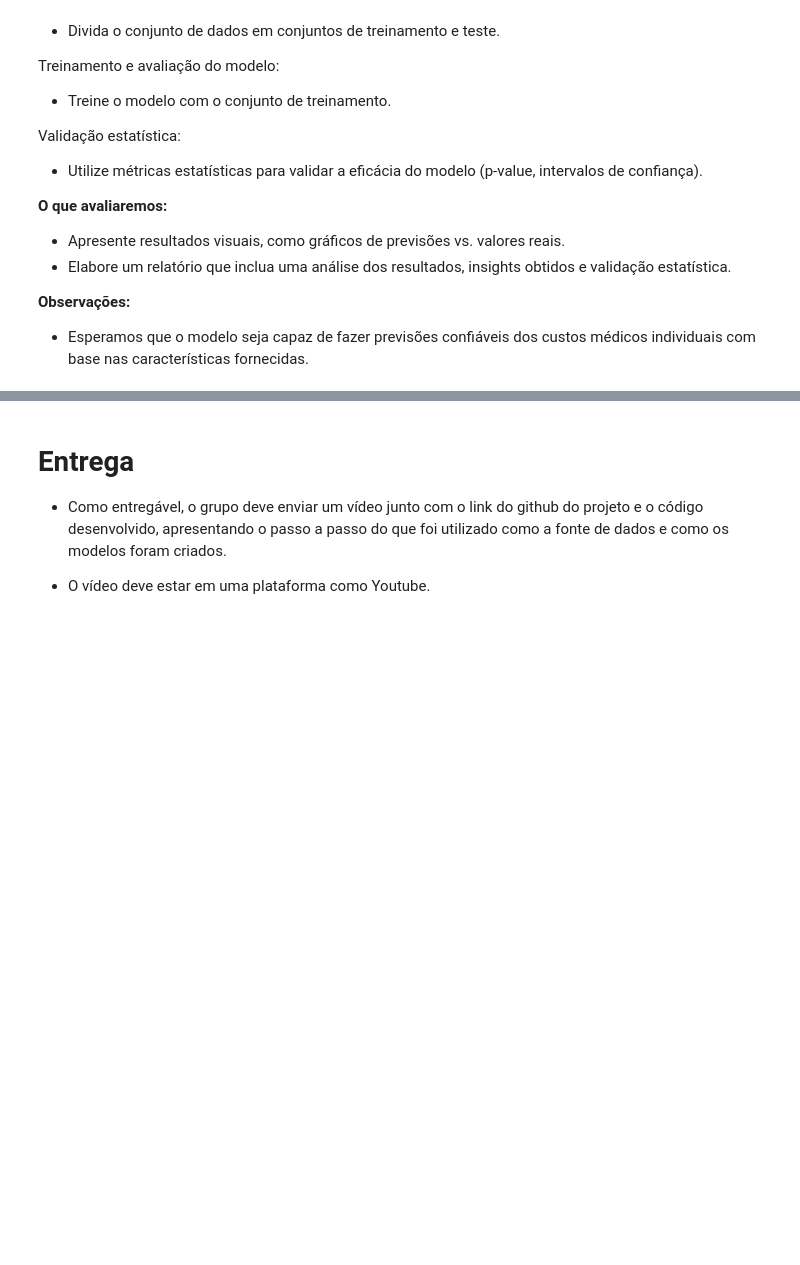
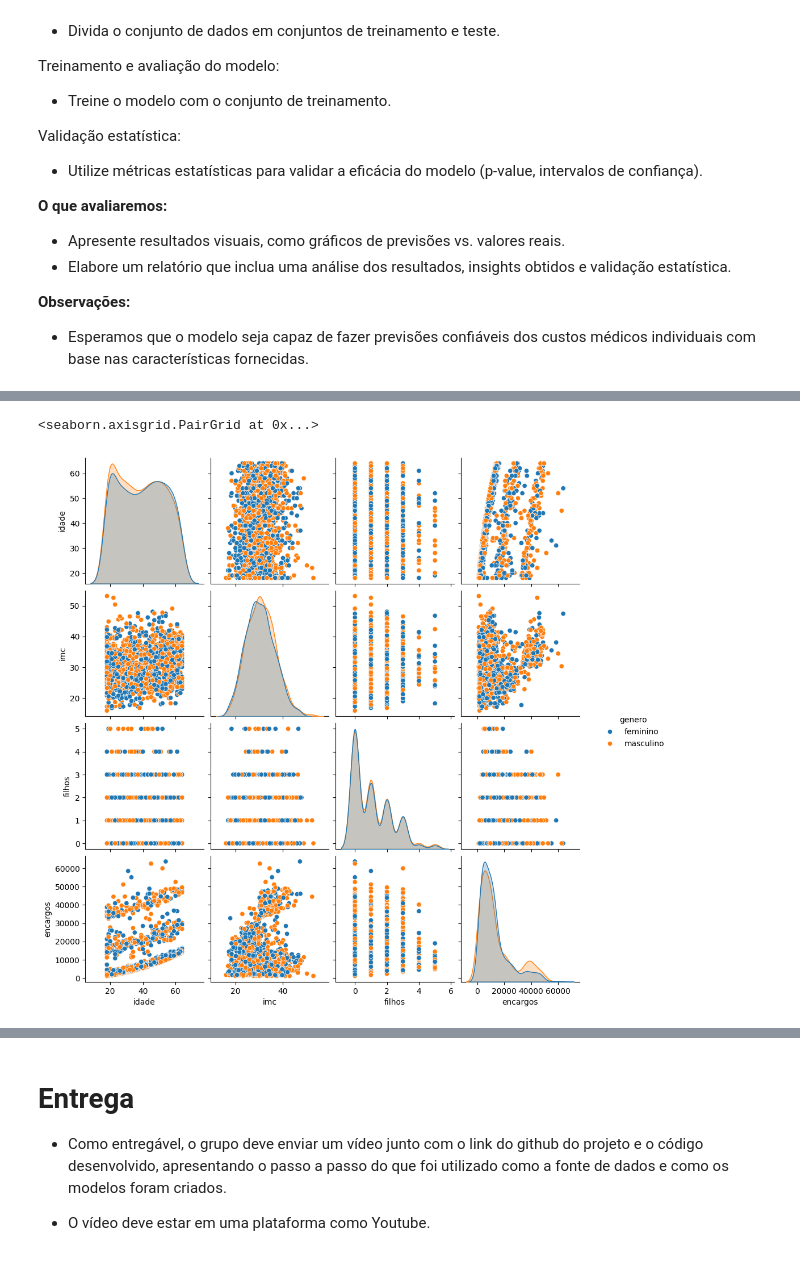
Before and after one commit to MilaGabs/medical-insurance-cost-prediction, a Jupyter notebook: medical_insurance_prediction.ipynb, the cells around one changed output, grey strips where cells are left out. Cells and saved outputs as stored; diff of their text form; code cells hidden in the pictures; blank space fills up the shorter version.

```diff
--- a/medical_insurance_prediction.ipynb
+++ b/medical_insurance_prediction.ipynb
@@ -42,0 +187,5 @@ Validação estatística:
+# %%
+sns.pairplot(dataset, hue="genero")
+# %% [output]
+<seaborn.axisgrid.PairGrid at 0x...>
+[figure, added]
```
Also changed, not shown: parts of 32 cells of this notebook.
